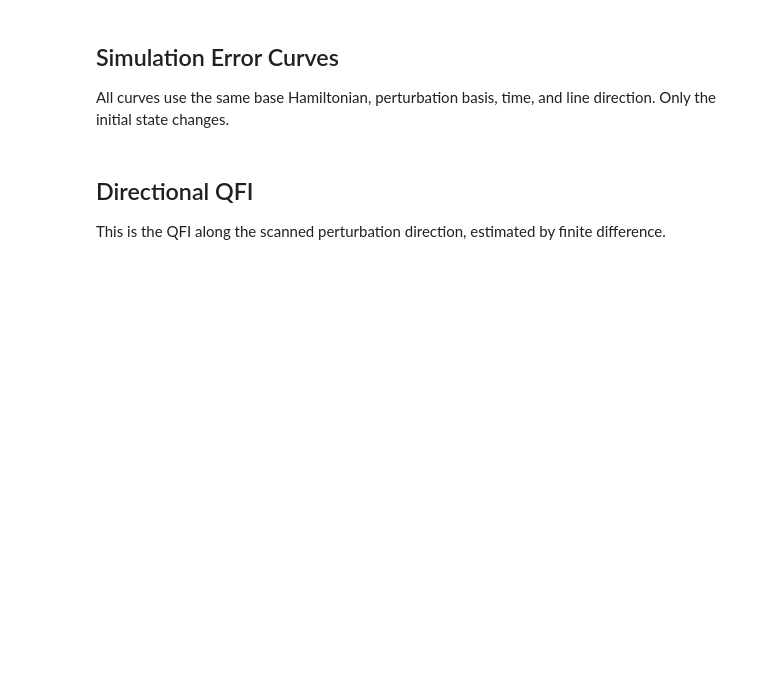
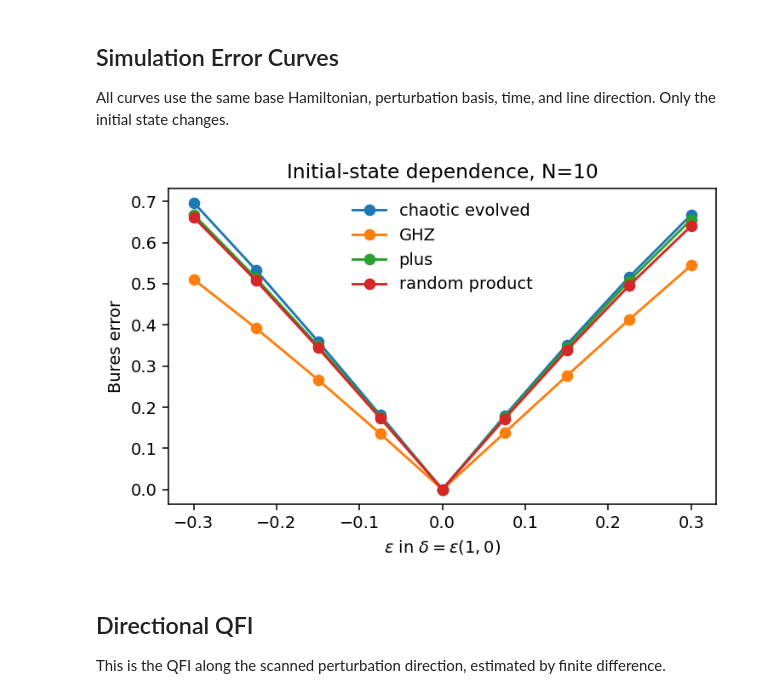
Before and after one commit to Xran-ZH/Sensing-vs-Simulation, a Jupyter notebook: state_comparison.ipynb, the cells around one changed output. Saved outputs shown, nothing was run; the diff lists cells and outputs as text; code cells hidden in the pictures; blank space fills up the shorter version.

```diff
--- a/state_comparison.ipynb
+++ b/state_comparison.ipynb
@@ -67,14 +72,16 @@ All curves use the same base Hamiltonian, perturbation basis, time, and line dir
 # %%
 fig, ax = plt.subplots(figsize=(5.4, 3.6))
 for label, (_, _, data) in state_data.items():
     ax.plot(data["epsilons"], data["exact_error"], marker="o", label=label)
 
 actual_n = next(iter(state_data.values()))[1]["n"]
 ax.set_xlabel(r"$\epsilon$ in $\delta = \epsilon(1,0)$")
-ax.set_ylabel("simulation error")
+ax.set_ylabel("Bures error")
 ax.set_title(f"Initial-state dependence, N={actual_n}")
 ax.legend(frameon=False)
 fig.tight_layout()
+# %% [output]
+[figure, added]
 # %% [markdown]
 ## Directional QFI
 
```
Also changed, not shown: parts of 2 cells of this notebook, 15 other files.
